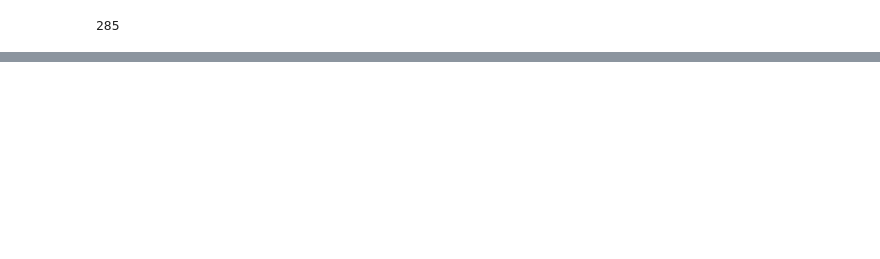
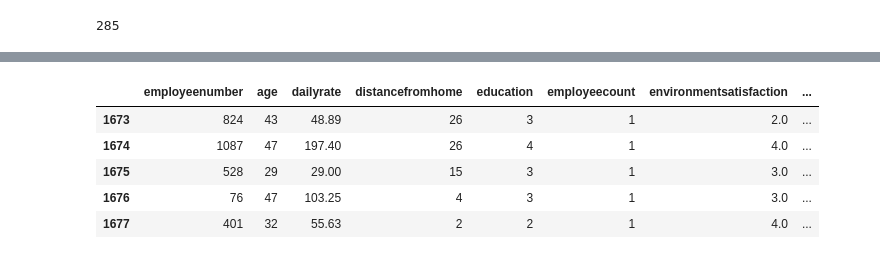
Before and after one commit to ArianaPapantonio/Final_project_module_3, a Jupyter notebook: CSV/numericos.ipynb, the cells around one changed output, grey strips where cells are left out. Saved outputs shown, nothing was run; the diff lists cells and outputs as text; code cells hidden in the pictures; blank space fills up the shorter version.

```diff
--- a/CSV/numericos.ipynb
+++ b/CSV/numericos.ipynb
@@ -63,0 +613,13 @@ df_numericos['salary'].isnull().sum()
+# %%
+# Mover la coma una posición a la izquierda en las columnas 'dailyrate' y 'hourlyrate'
+df_numericos['dailyrate'] = round(df_numericos['dailyrate'] / 10,2)
+df_numericos['hourlyrate'] = round(df_numericos['hourlyrate'] / 10,2)
+# %%
+df_numericos.tail()
+# %% [output]
+|  | employeenumber | age | dailyrate | distancefromhome | education | employeecount | environmentsatisfaction | ... |
+| 1673 | 824 | 43 | 48.89 | 26 | 3 | 1 | 2.0 | ... |
+| 1674 | 1087 | 47 | 197.40 | 26 | 4 | 1 | 4.0 | ... |
+| 1675 | 528 | 29 | 29.00 | 15 | 3 | 1 | 3.0 | ... |
+| 1676 | 76 | 47 | 103.25 | 4 | 3 | 1 | 3.0 | ... |
+| 1677 | 401 | 32 | 55.63 | 2 | 2 | 1 | 4.0 | ... |
```
Also changed, not shown: parts of 31 cells of this notebook.
